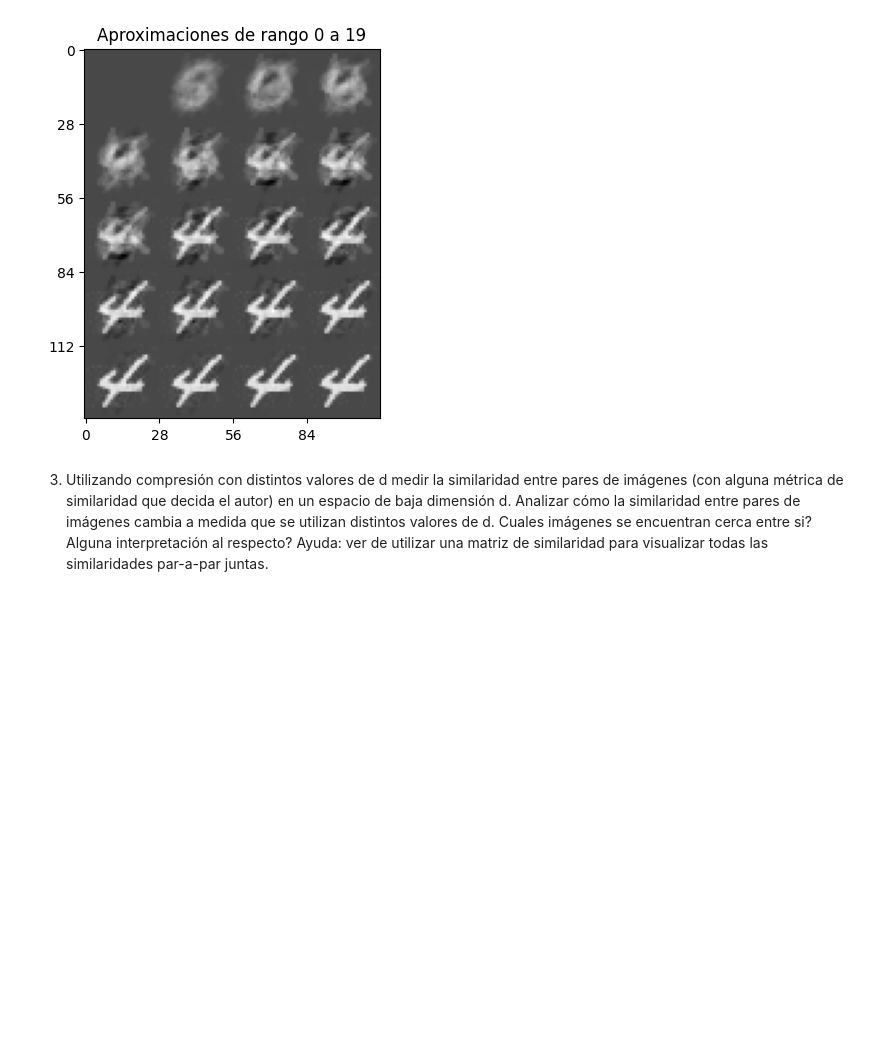
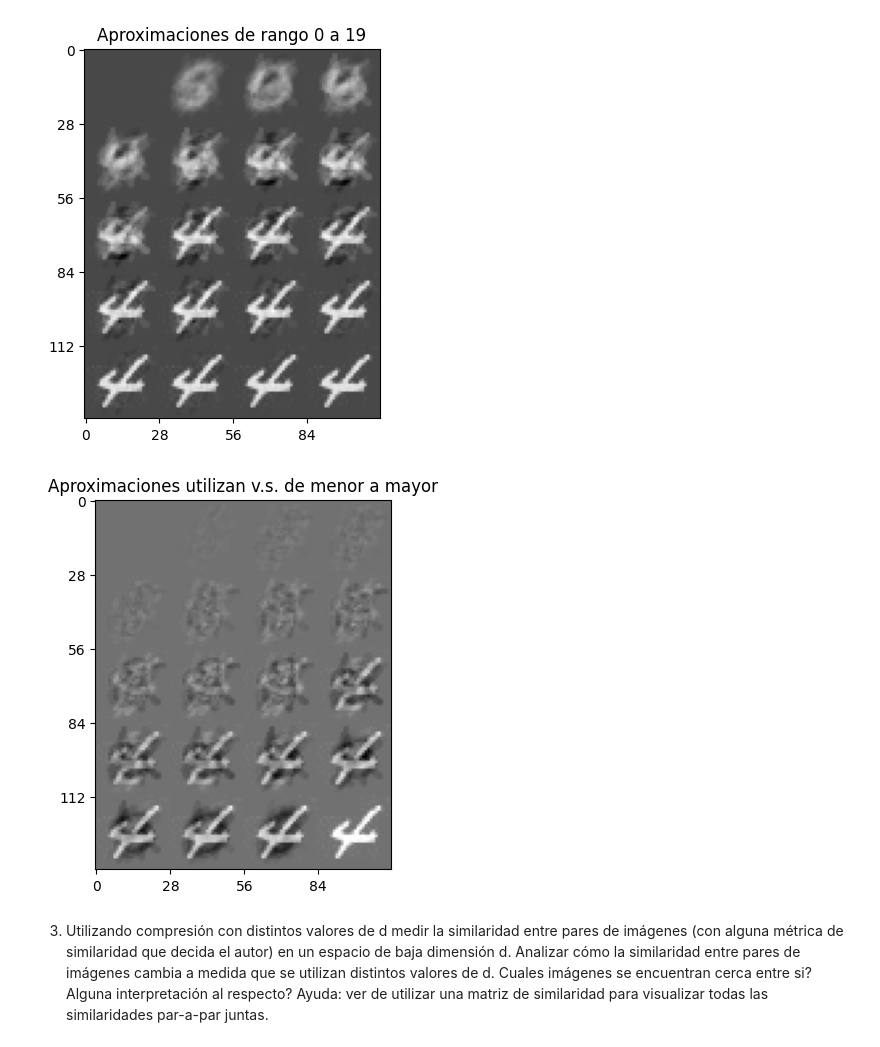
Before and after one commit to BrunoDC-dev/Metodos-numericos-2, a Jupyter notebook: TP3/p2.ipynb, the cells around one changed output. Cells and saved outputs as stored; diff of their text form; code cells hidden in the pictures; blank space fills up the shorter version.

```diff
--- a/TP3/p2.ipynb
+++ b/TP3/p2.ipynb
@@ -136,6 +127,27 @@ plt.title(f'Aproximaciones de rango 0 a {d}')
 plt.show()
 # %% [output]
 [figure]
+# %%
+U, S, VT = np.linalg.svd(A, full_matrices = False)
+S = np.diag(S)
+aproxs_inv = {}
+for d in range(n+1):
+    aproxs_inv[d] = U[:,n-d:]@S[n-d:,n-d:]@VT[n-d:,:]
+
+collage = np.zeros((5*p, 4*p))
+for d in range(n+1):
+    for f in range(p):
+        for c in range(p):
+            collage[f + (d // 4) * 28, c + (d % 4) * 28] = aproxs_inv[d][index_selected].reshape((p,p))[f,c]
+
+plt.figure()
+img = plt.imshow(collage, cmap = 'gray')
+plt.xticks(np.arange(0, collage.shape[1], 28))
+plt.yticks(np.arange(0, collage.shape[0], 28))
+plt.title('Aproximaciones utilizan v.s. de menor a mayor')
+plt.show()
+# %% [output]
+[figure, added]
 # %% [markdown]
 3. Utilizando compresión con distintos valores de d medir la similaridad entre pares de imágenes (con
 alguna métrica de similaridad que decida el autor) en un espacio de baja dimensión d. Analizar cómo
```
Also changed, not shown: parts of 9 cells of this notebook.
